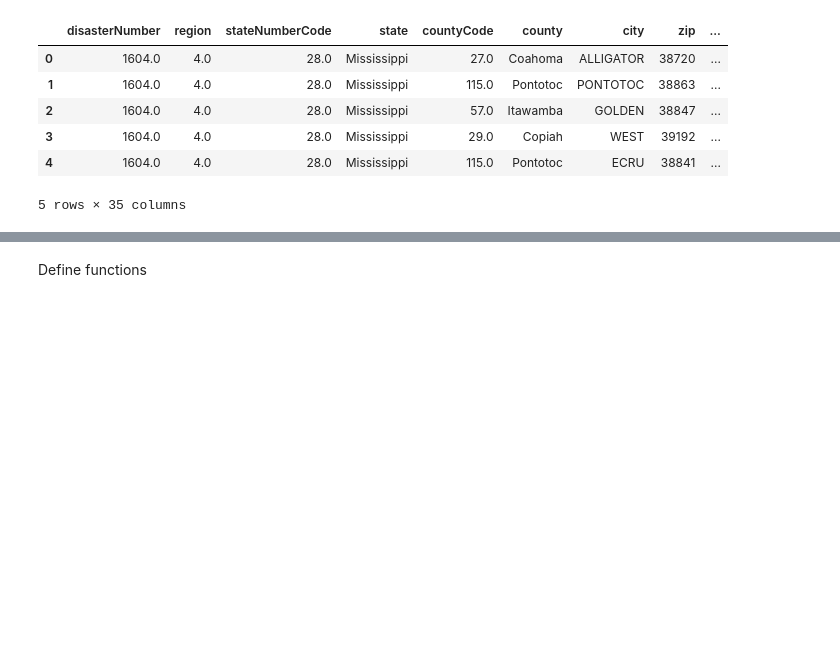
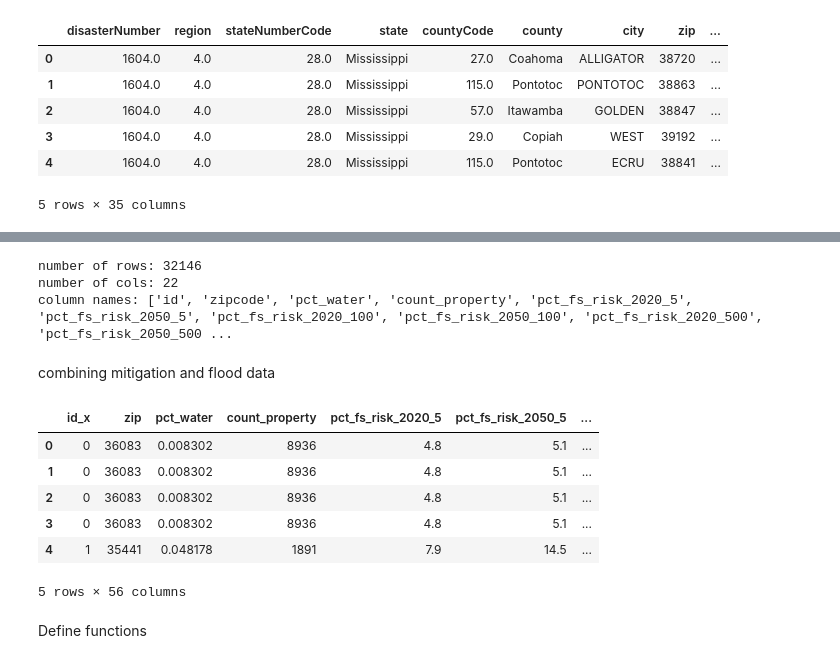
Before and after one commit to Zoheb0707/DataVizProject, a Jupyter notebook: mitigation_analysis.ipynb, the cells around one changed output, grey strips where cells are left out. Saved outputs shown, nothing was run; the diff lists cells and outputs as text; code cells hidden in the pictures; blank space fills up the shorter version.

```diff
--- a/mitigation_analysis.ipynb
+++ b/mitigation_analysis.ipynb
@@ -16,9 +51,15 @@ mitigated_project = pd.read_csv("HazardMitigationAssistanceProjects.csv", sep =
 mitigated_project = mitigated_project[['projectIdentifier', 'projectType', 'projectTitle', 'numberOfProperties', 'numberOfFinalProperties', 'costSharePercentage', 'projectAmount','benefitCostRatio', 'netValueBenefits']]
 
 #join data sets on project identifier
-data = mitigated_property.merge(mitigated_project, how = 'inner', on = 'projectIdentifier')
+mitigation_data = mitigated_property.merge(mitigated_project, how = 'inner', on = 'projectIdentifier')
 
-data.head()
+# filtering invalid zip codes
+mitigation_data= mitigation_data[mitigation_data['zip'].apply(lambda x: str(x).isdigit())]
+
+# convert datatypes
+mitigation_data = mitigation_data.astype({'zip': 'int64'})
+
+mitigation_data.head()
 # %% [output]
 |  | disasterNumber | region | stateNumberCode | state | countyCode | county | city | zip | ... |
 | 0 | 1604.0 | 4.0 | 28.0 | Mississippi | 27.0 | Coahoma | ALLIGATOR | 38720 | ... |
@@ -30,3 +134,26 @@ data.head()
+# %%
+# printing metrics for flood data
+print("number of rows: " + str(flood_data.shape[0]))
+print("number of cols: " + str(flood_data.shape[1]))
+print("column names: " + str(list(flood_data.columns)))
+# %% [output]
+number of rows: 32146
+number of cols: 22
+column names: ['id', 'zipcode', 'pct_water', 'count_property', 'pct_fs_risk_2020_5', 'pct_fs_risk_2050_5', 'pct_fs_risk_2020_100', 'pct_fs_risk_2050_100', 'pct_fs_risk_2020_500', 'pct_fs_risk_2050_500 ...
+# %% [markdown]
+combining mitigation and flood data
+# %%
+# combining mitigation and flood data
+mitigion_and_flood_data = flood_data.merge(mitigation_data, how = 'inner', on = 'zip')
+mitigion_and_flood_data.head()
+# %% [output]
+|  | id_x | zip | pct_water | count_property | pct_fs_risk_2020_5 | pct_fs_risk_2050_5 | ... |
+| 0 | 0 | 36083 | 0.008302 | 8936 | 4.8 | 5.1 | ... |
+| 1 | 0 | 36083 | 0.008302 | 8936 | 4.8 | 5.1 | ... |
+| 2 | 0 | 36083 | 0.008302 | 8936 | 4.8 | 5.1 | ... |
+| 3 | 0 | 36083 | 0.008302 | 8936 | 4.8 | 5.1 | ... |
+| 4 | 1 | 35441 | 0.048178 | 1891 | 7.9 | 14.5 | ... |
+5 rows × 56 columns
 # %% [markdown]
 Define functions
 # %%
```
Also changed, not shown: parts of 9 cells of this notebook, 1 other file.
